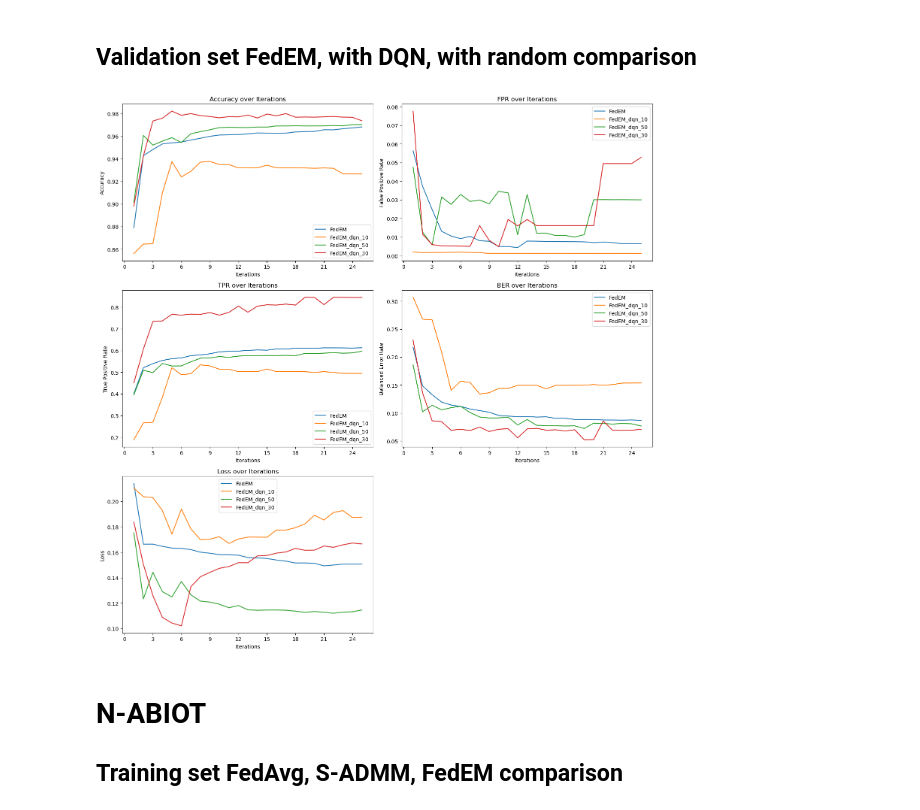
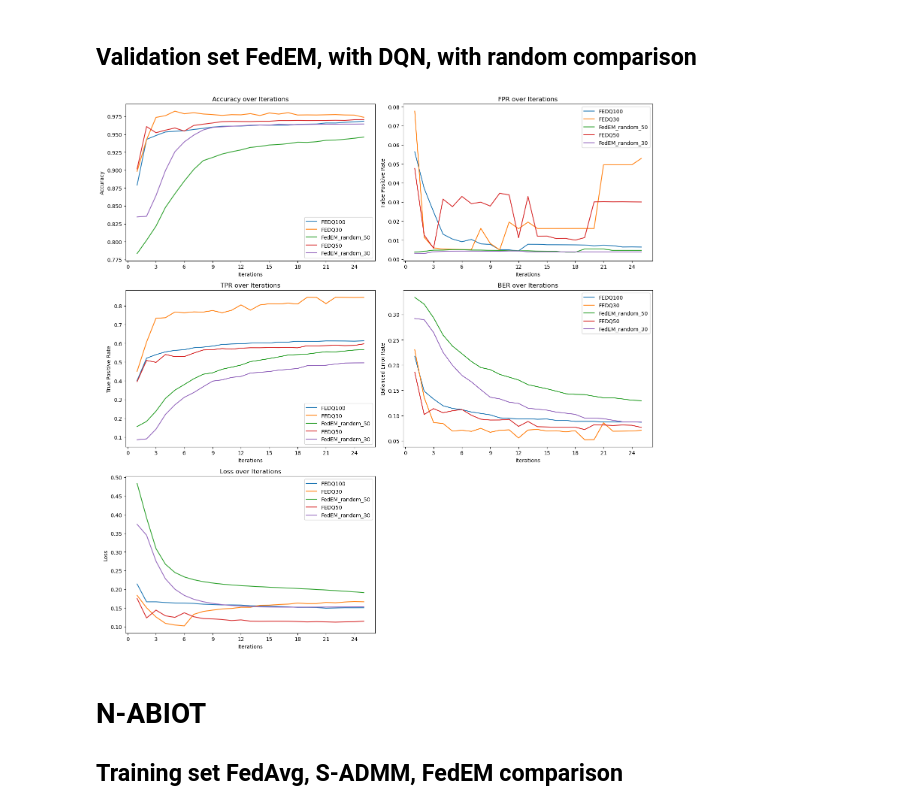
Before and after one commit to SHVleV9CYWkK/FEDQ, a Jupyter notebook: visualization.ipynb, the cells around one changed output. Cells and saved outputs as stored; diff of their text form; code cells hidden in the pictures.

```diff
--- a/visualization.ipynb
+++ b/visualization.ipynb
@@ -67,9 +115,10 @@ plot_training_curve("train_measures_unsw-nb15.csv", exclude_list=['FedAvg','S-AD
 # %% [markdown]
 ## Validation set FedEM, with DQN, with random comparison
 # %%
-plot_training_curve("val_measures_unsw-nb15.csv", exclude_list=['FedAvg','S-ADMM','FedEM_random_10','FedEM_random_50', 'FedEM_random_30', 'Local_SVM', 'FedTrust'])
+plot_training_curve("val_measures_unsw-nb15.csv", exclude_list=['FedAvg','S-ADMM', 'Local_SVM', 'FedTrust', 'FEDQ10', 'FedEM_random_10'])
+plot_training_curve_individual("val_measures_unsw-nb15.csv", save_filename='val_measures_unsw-nb15_select_compare', exclude_list=['FedAvg','S-ADMM', 'Local_SVM', 'FedTrust', 'FEDQ10', 'FedEM_random_10'])
 # %% [output]
-[figure, old version]
+[figure, new version]
 # %% [markdown]
 # N-ABIOT
 ## Training set FedAvg, S-ADMM, FedEM comparison
```
Also changed, not shown: parts of 8 cells of this notebook, 29 other files.
